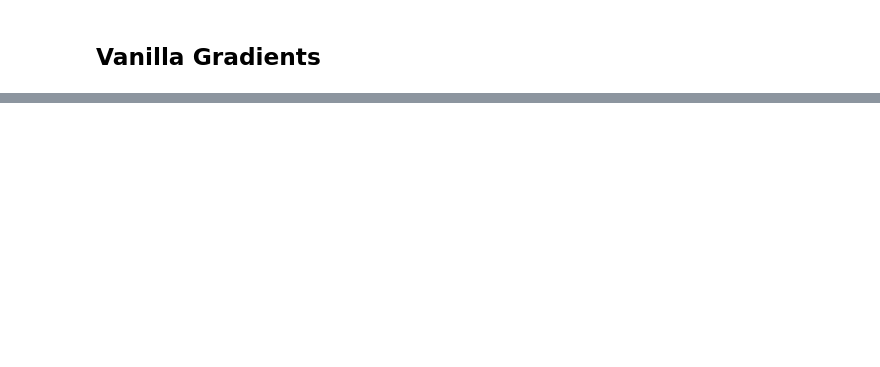
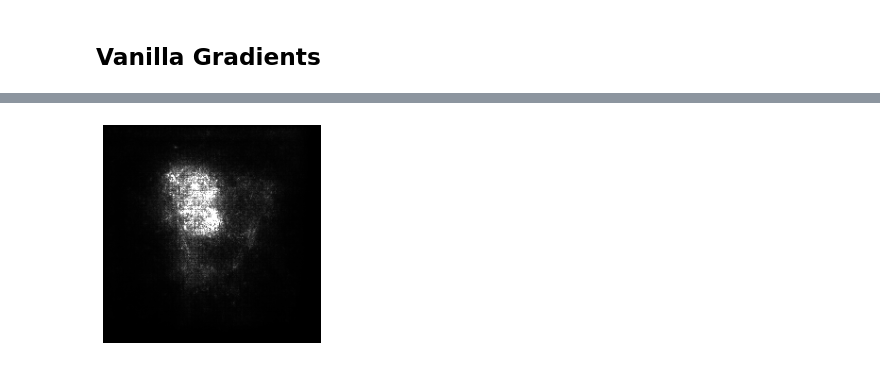
Before and after one commit to aboggust/interpretability-methods, a Jupyter notebook: interpretability_examples.ipynb, the cells around one changed output, grey strips where cells are left out. Cells and saved outputs as stored; diff of their text form; code cells hidden in the pictures; blank space fills up the shorter version.

Commit message:
Added smoothgrad to interpretability methods.

```diff
--- a/interpretability_examples.ipynb
+++ b/interpretability_examples.ipynb
@@ -56,0 +62,5 @@ for i in range(input_batch.shape[0]):
+# %%
+gradients = vanilla_gradients.get_smoothgrad_mask(input_instance)
+mask = visualize_mask(gradients)
+# %% [output]
+[figure, added]
```
Also changed, not shown: parts of 3 cells of this notebook, 3 other files.
